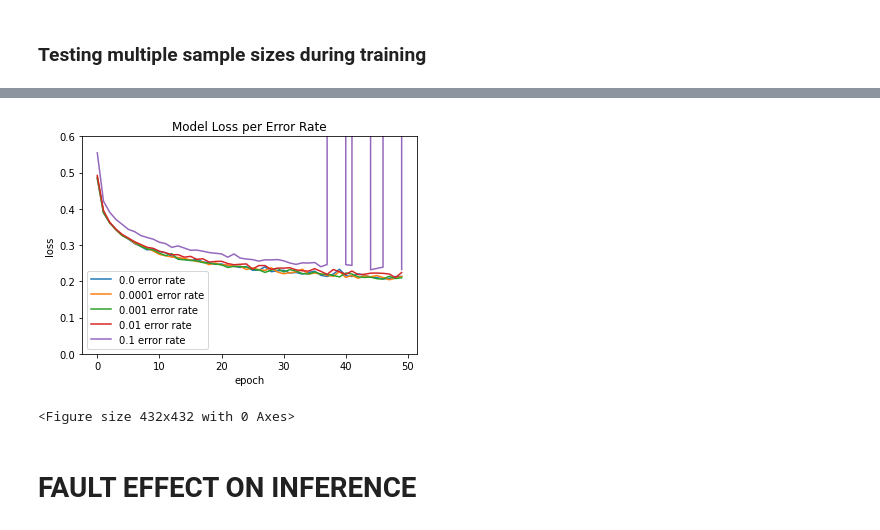
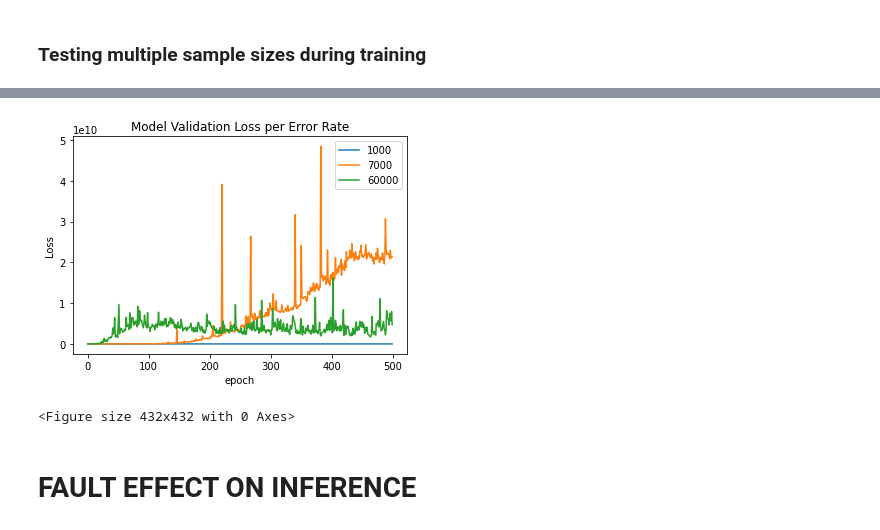
Before and after one commit to dPhanekham/tf2_error_injection, a Jupyter notebook: iris_inject_errors/mnist_fashion_fault_injection.ipynb, the cells around one changed output, grey strips where cells are left out. Cells and saved outputs as stored; diff of their text form; code cells hidden in the pictures.

```diff
--- a/iris_inject_errors/mnist_fashion_fault_injection.ipynb
+++ b/iris_inject_errors/mnist_fashion_fault_injection.ipynb
@@ -257,7 +271,7 @@ for error_rate in error_rates:
     optimizer = tf.keras.optimizers.Adam()
 
     num_epochs = 300
-    error_train_history_tmp = train(test_model, optimizer, loss_object, train_dataset, epochs=num_epochs)
+    error_train_history_tmp = train(test_model, optimizer, loss_object, train_dataset, epochs=num_epochs, validation_set=(test_images, test_labels))
 
 
 #     train_history_tmp = test_model.fit(x=train_images, y=train_labels, epochs=num_epochs,
@@ -358,9 +370,9 @@ plt.show()
 ### Testing multiple sample sizes during training
 # %%
 error_rate = 0.0005
-num_epochs = 200
+num_epochs = 500
 
-sample_sizes = [1000, 5000, 10000, 30000, 60000]
+sample_sizes = [1000, 2000, 3000, 4000, 5000, 6000, 7000, 8000, 9000, 10000, 20000, 30000, 40000, 50000, 60000]
 sample_size_train_history = []
 # %%
 for sample_size in sample_sizes:
@@ -389,7 +401,7 @@ for sample_size in sample_sizes:
     optimizer = tf.keras.optimizers.Adam()
 
 
-    sample_size_history_tmp = train(test_model, optimizer, loss_object, train_dataset, epochs=num_epochs)
+    sample_size_history_tmp = train(test_model, optimizer, loss_object, train_dataset, epochs=num_epochs, validation_set=(test_images, test_labels))
 
 
 #     train_history_tmp = test_model.fit(x=train_images, y=train_labels, epochs=num_epochs,
@@ -445,26 +503,42 @@ len(error_rate_train_history[0][0])
 # %%
 # plt.plot(train_history.history['loss'])
-plt.plot(error_rate_train_history[0][0])
-plt.plot(error_rate_train_history[1][0])
-plt.plot(error_rate_train_history[2][0])
-plt.plot(error_rate_train_history[3][0])
-plt.plot(error_rate_train_history[4][0])
-# plt.plot(error_rate_train_history[5][1])
-plt.title('Model Loss per Error Rate')
-plt.ylabel('loss')
+plt.plot(sample_size_train_history[0][2])
+# plt.plot(sample_size_train_history[1][2])
+# plt.plot(sample_size_train_history[2][2])
+# plt.plot(sample_size_train_history[3][2])
+# plt.plot(sample_size_train_history[4][2])
+# plt.plot(sample_size_train_history[5][2])
+plt.plot(sample_size_train_history[6][2])
+# plt.plot(sample_size_train_history[7][2])
+# plt.plot(sample_size_train_history[8][2])
+# plt.plot(sample_size_train_history[9][2])
+# plt.plot(sample_size_train_history[10][2])
+# plt.plot(sample_size_train_history[11][2])
+# plt.plot(sample_size_train_history[12][2])
+# plt.plot(sample_size_train_history[13][2])
+plt.plot(sample_size_train_history[14][2])
+plt.title('Model Validation Loss per Error Rate')
+plt.ylabel('Loss')
 plt.xlabel('epoch')
-plt.ylim(top=0.6, bottom=0)
-plt.legend([
-            f'0.0 error rate',
-            f'0.0001 error rate',
-            f'0.001 error rate',
-            f'0.01 error rate',
-            f'0.1 error rate',
-            f'0.5 error rate'
-            ])
+# plt.ylim(top=0.6, bottom=0)
+plt.legend(['1000',
+#             '2000',
+#             '3000',
+#             '4000',
+#             '5000',
+#             '6000',
+            '7000',
+#             '8000',
+#             '9000',
+#             '10000',
+#             '20000',
+#             '30000',
+#             '40000',
+#             '50000',
+            '60000'])
 plt.figure(figsize=(6, 6))
 # plt.show()
 plt.savefig('figures/error_model_loss', bbox_inches='tight')
 # %% [output]
-[figure, old version]
+[figure, new version]
 <Figure size 432x432 with 0 Axes>
```
Also changed, not shown: parts of 21 cells of this notebook, 3 other files.
